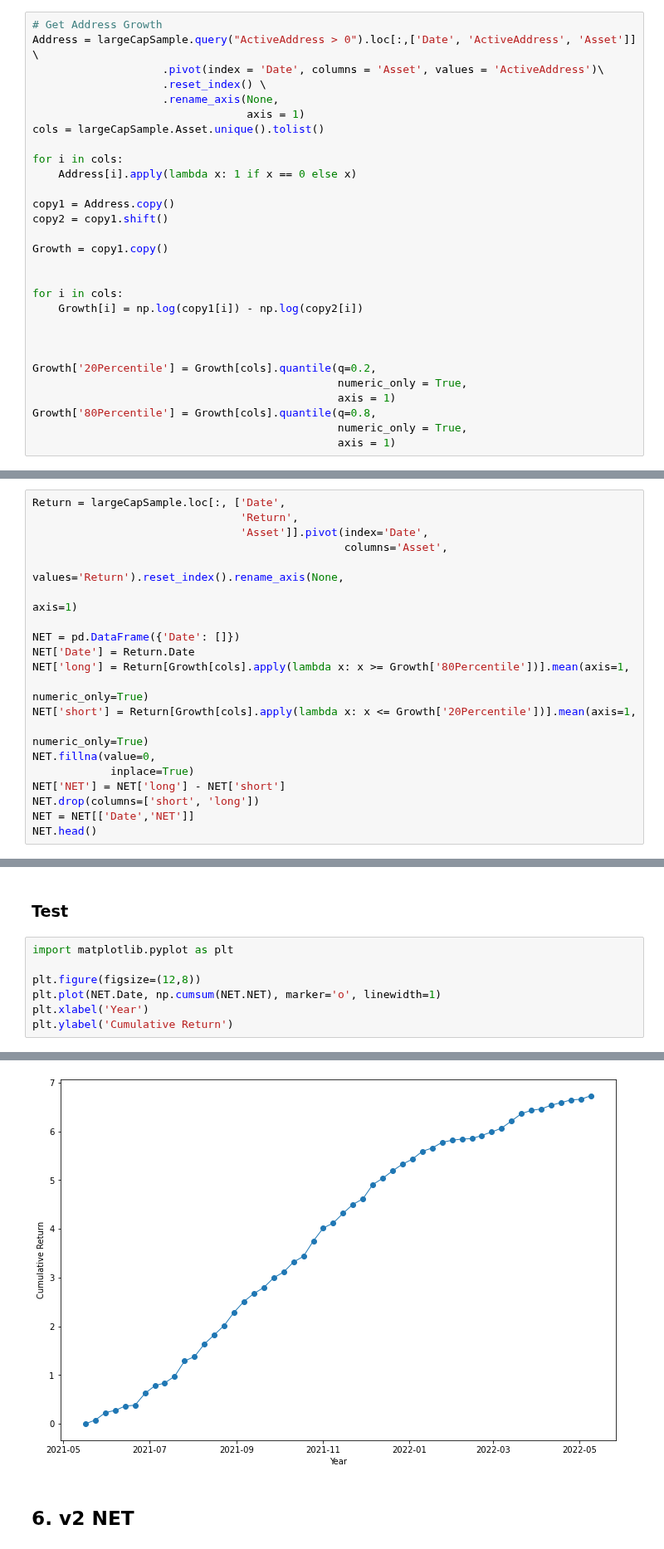
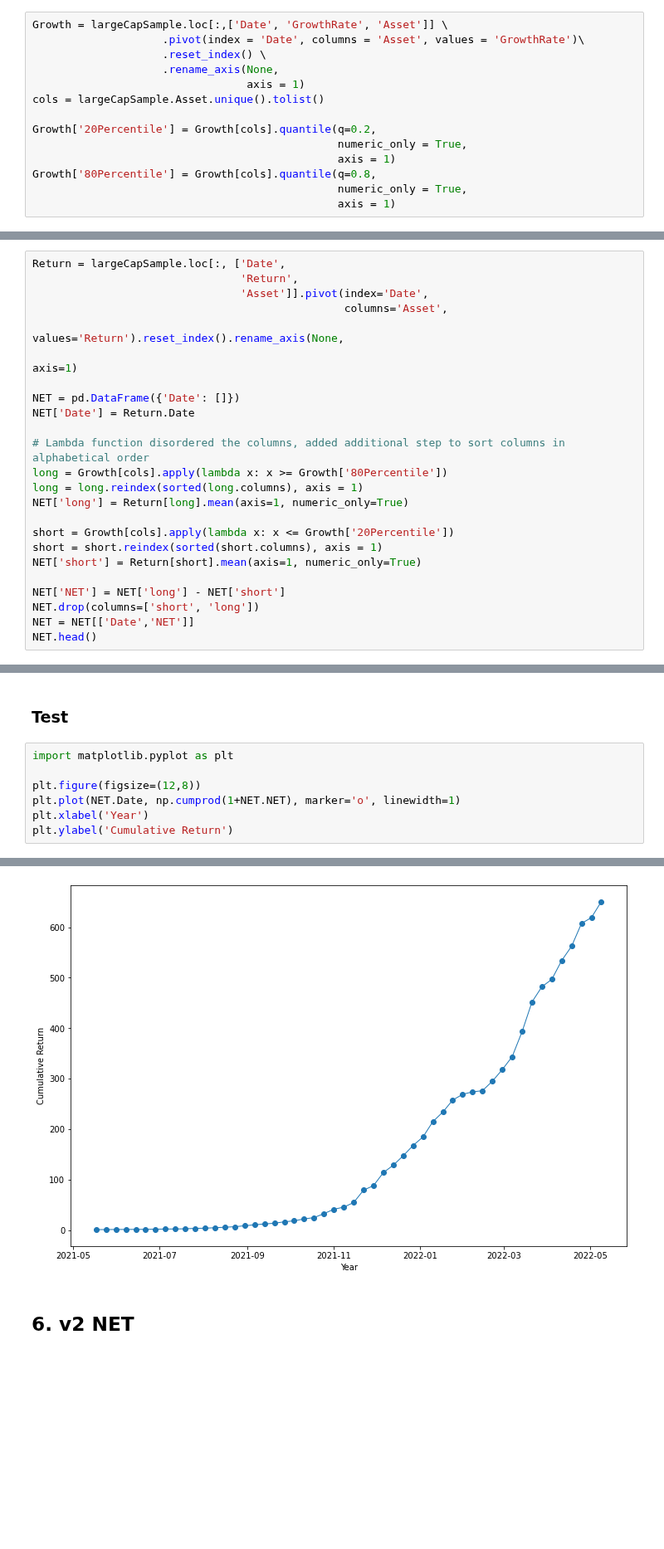
Before and after one commit to PracticumCrypto/C5-Analyzer, a Jupyter notebook: ALL.ipynb, the cells around one changed output, grey strips where cells are left out. Shown at 83% size. Drawn from its saved outputs; the diff is of its cells as text; blank space fills up the shorter version.

```diff
--- a/ALL.ipynb
+++ b/ALL.ipynb
@@ -692,25 +819,10 @@ Address[with0[with0 == 1].index.to_list()]
 # %%
-# Get Address Growth
-Address = largeCapSample.query("ActiveAddress > 0").loc[:,['Date', 'ActiveAddress', 'Asset']] \
-                    .pivot(index = 'Date', columns = 'Asset', values = 'ActiveAddress')\
+Growth = largeCapSample.loc[:,['Date', 'GrowthRate', 'Asset']] \
+                    .pivot(index = 'Date', columns = 'Asset', values = 'GrowthRate')\
                     .reset_index() \
                     .rename_axis(None,
                                  axis = 1)
 cols = largeCapSample.Asset.unique().tolist()
-
-for i in cols:
-    Address[i].apply(lambda x: 1 if x == 0 else x)
-
-copy1 = Address.copy()
-copy2 = copy1.shift()
-
-Growth = copy1.copy()
-
-
-for i in cols:
-    Growth[i] = np.log(copy1[i]) - np.log(copy2[i])
-
-
 
 Growth['20Percentile'] = Growth[cols].quantile(q=0.2,
                                                numeric_only = True,
@@ -740,12 +852,16 @@ Return = largeCapSample.loc[:, ['Date',
 
 NET = pd.DataFrame({'Date': []})
 NET['Date'] = Return.Date
-NET['long'] = Return[Growth[cols].apply(lambda x: x >= Growth['80Percentile'])].mean(axis=1,
-                                                                                        numeric_only=True)
-NET['short'] = Return[Growth[cols].apply(lambda x: x <= Growth['20Percentile'])].mean(axis=1,
-                                                                                        numeric_only=True)
-NET.fillna(value=0,
-            inplace=True)
+
+# Lambda function disordered the columns, added additional step to sort columns in alphabetical order
+long = Growth[cols].apply(lambda x: x >= Growth['80Percentile'])
+long = long.reindex(sorted(long.columns), axis = 1)
+NET['long'] = Return[long].mean(axis=1, numeric_only=True)
+
+short = Growth[cols].apply(lambda x: x <= Growth['20Percentile'])
+short = short.reindex(sorted(short.columns), axis = 1)
+NET['short'] = Return[short].mean(axis=1, numeric_only=True)
+
 NET['NET'] = NET['long'] - NET['short']
 NET.drop(columns=['short', 'long'])
 NET = NET[['Date','NET']]
@@ -775,13 +891,13 @@ plt.show()
 # %%
 import matplotlib.pyplot as plt
 
 plt.figure(figsize=(12,8))
-plt.plot(NET.Date, np.cumsum(NET.NET), marker='o', linewidth=1)
+plt.plot(NET.Date, np.cumprod(1+NET.NET), marker='o', linewidth=1)
 plt.xlabel('Year')
 plt.ylabel('Cumulative Return')
 # %% [output]
 Text(0, 0.5, 'Cumulative Return')
-[figure, old version]
+[figure, new version]
 # %% [markdown]
 ## 6. v2 NET
 # %%
```
Also changed, not shown: parts of 15 cells of this notebook, 1 other file.
